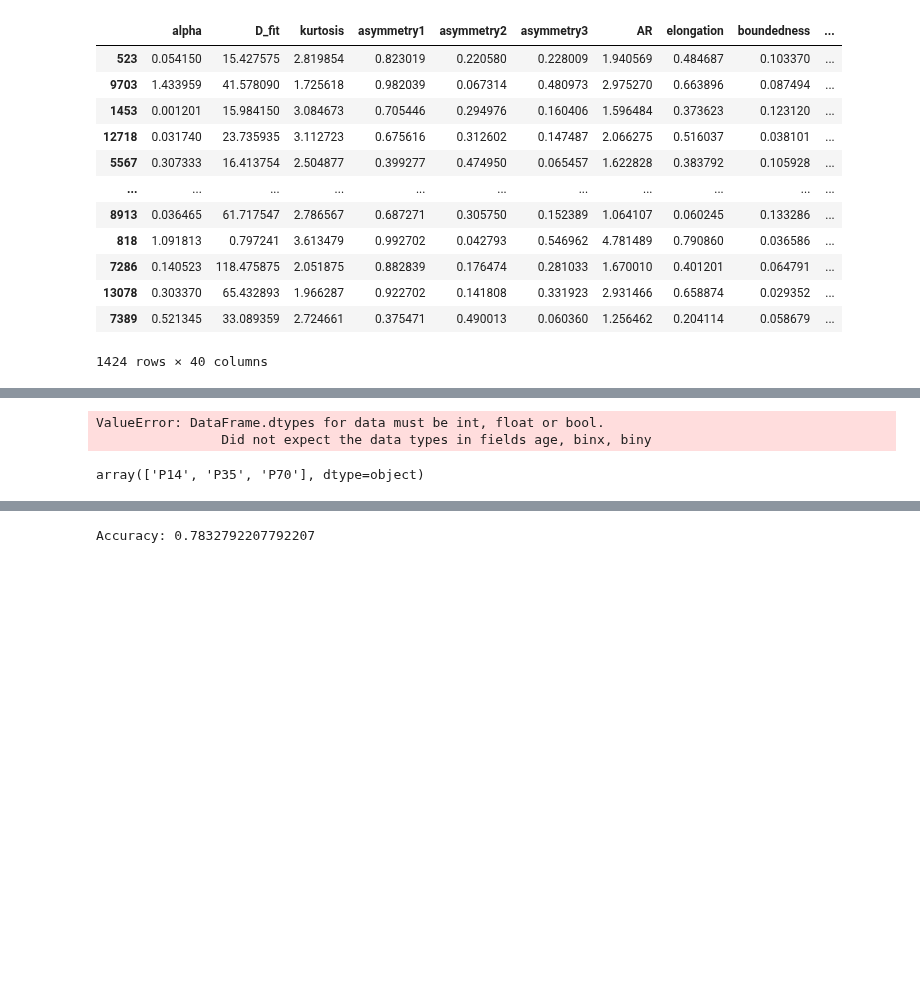
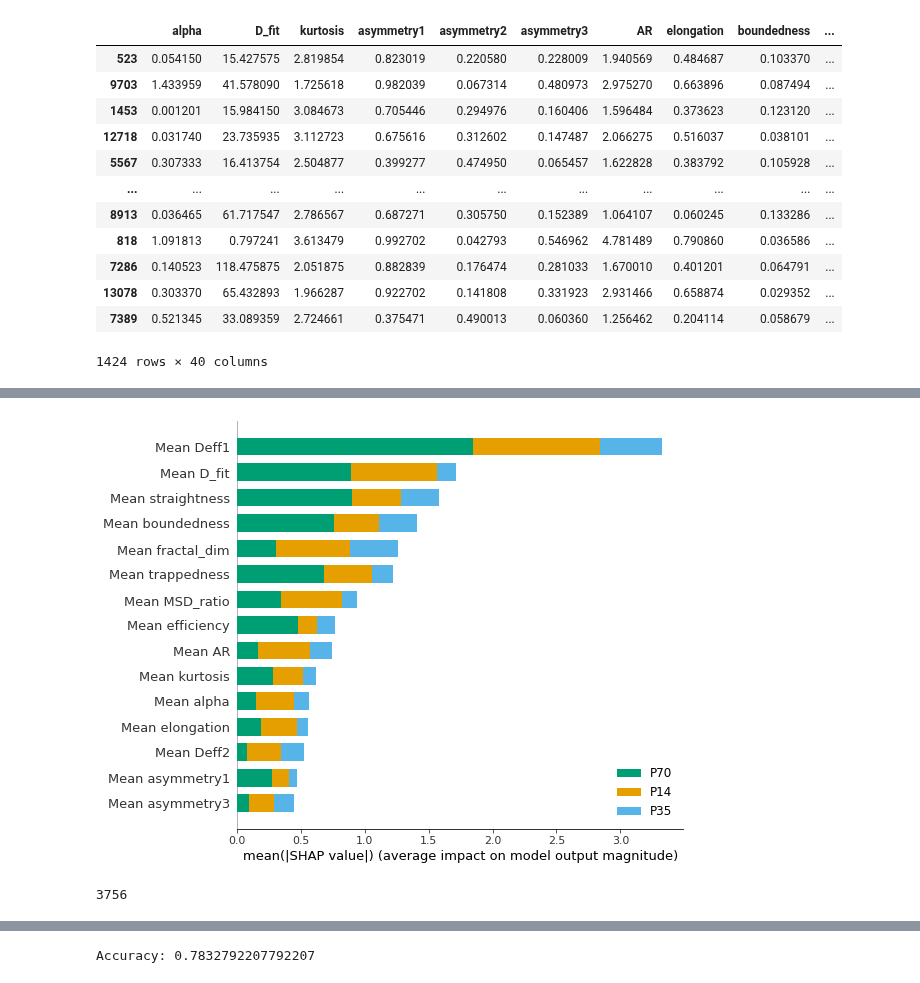
Before and after one commit to Nance-Lab/diff_predictor, a Jupyter notebook: notebooks/diffpred_full_workflow.ipynb, the cells around one changed output, grey strips where cells are left out. Drawn from its saved outputs; the diff is of its cells as text; code cells hidden in the pictures; blank space fills up the shorter version.

```diff
--- a/notebooks/diffpred_full_workflow.ipynb
+++ b/notebooks/diffpred_full_workflow.ipynb
@@ -599,6 +552,6 @@ medIdx
 # %% [output]
 6
 # %%
-med = np.argsort(age_yscramb_results_dict['tot_acc_vals'])[len(age_yscramb_results_dict['tot_acc_vals'])//2]
+med = np.argsort(age_results_dict_100models['tot_acc_vals'])[len(age_results_dict_100models['tot_acc_vals'])//2]
 med
 # %% [output]
@@ -673,20 +606,19 @@ age_xtest_list
 # %%
 from matplotlib import colors as plt_colors
 
 explainer = shap.TreeExplainer(booster)
-shap_values = explainer.shap_values(age_yscramb_results_dict['xtest_list'][med])
+shap_values = explainer.shap_values(df)
 c_NT = '#E69F00'
 c_HYase = '#56B4E9'
 c_ChABC = '#009E73'
 
 colors = [c_NT, c_HYase, c_ChABC]
 class_inds = np.argsort([-np.abs(shap_values[i]).mean() for i in range(len(shap_values))])
 cmap = plt_colors.ListedColormap(np.array(colors)[class_inds])
 shap.summary_plot(shap_values, X_test[feature_list], class_names=np.array(class_names), max_display=15, title='Total SHAP Values', color=cmap)
 # %% [output]
-ValueError: DataFrame.dtypes for data must be int, float or bool.
-                Did not expect the data types in fields age, binx, biny
+[figure, added]
-# %%
-class_names
-# %% [output]
-array(['P14', 'P35', 'P70'], dtype=object)
+# %%
+len(X_test[feature_list])
+# %% [output]
+3756
```
Also changed, not shown: parts of 15 cells of this notebook, 4 other files.
